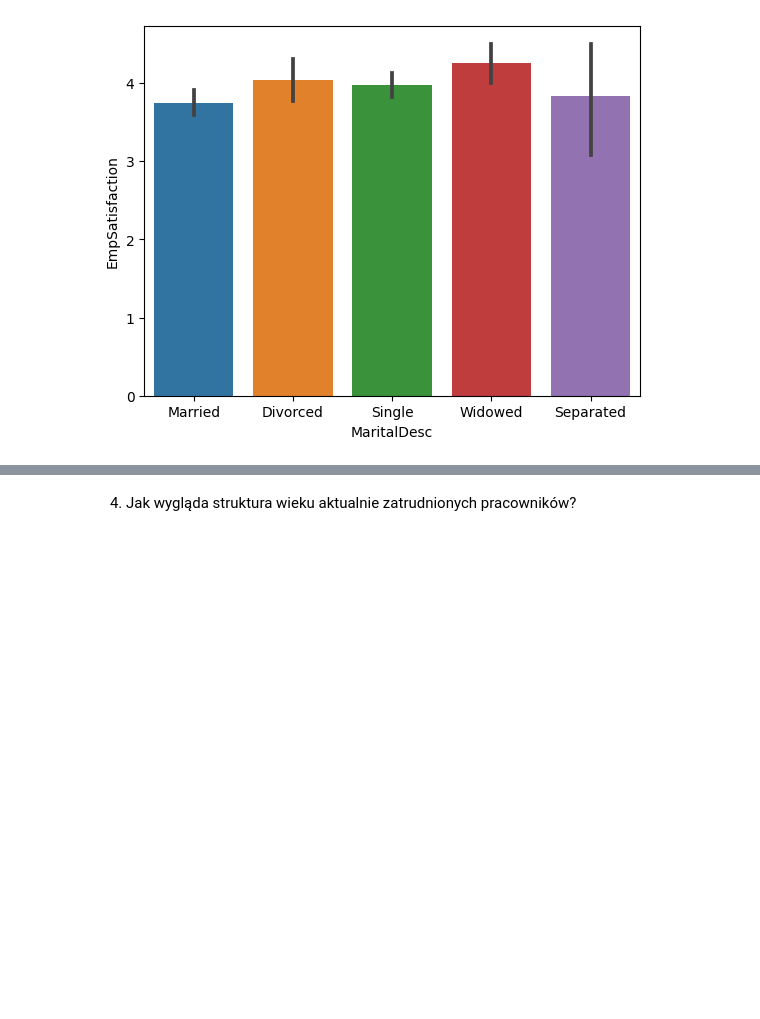
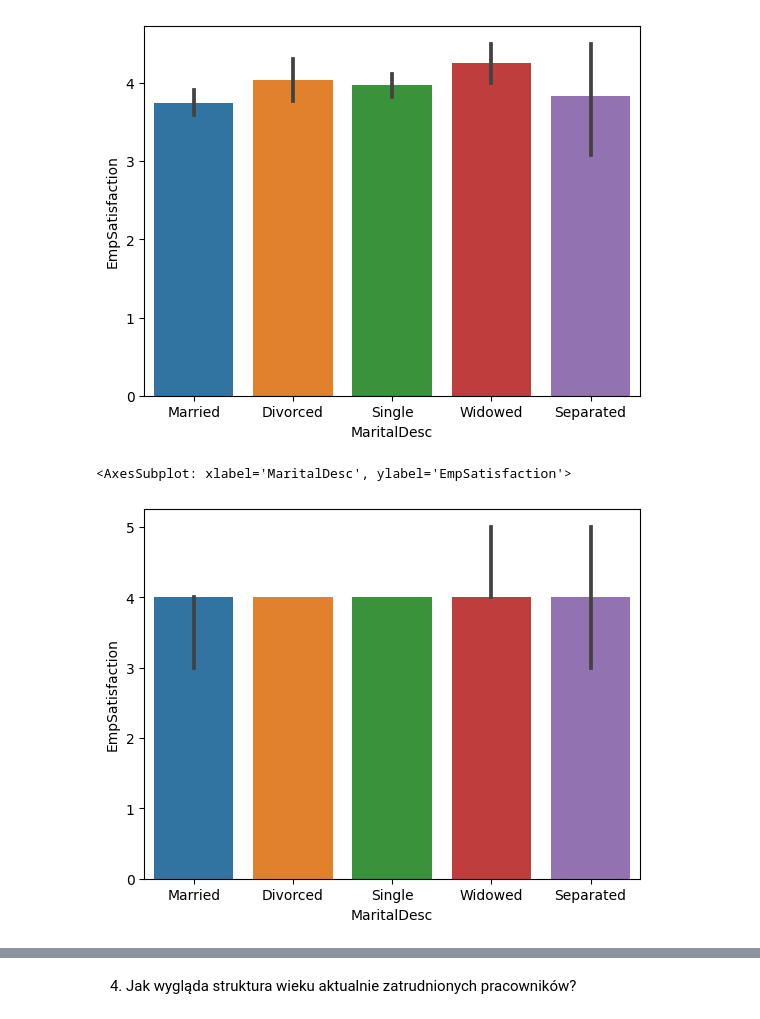
Before and after one commit to kulkaHD/repozytorium-Hani, a Jupyter notebook: zadanie_9.2.ipynb, the cells around one changed output, grey strips where cells are left out. Drawn from its saved outputs; the diff is of its cells as text; code cells hidden in the pictures; blank space fills up the shorter version.

```diff
--- a/zadanie_9.2.ipynb
+++ b/zadanie_9.2.ipynb
@@ -85,4 +77,9 @@ sns.barplot(x='MaritalDesc',y='EmpSatisfaction',data=df)
 # %% [output]
 <AxesSubplot: xlabel='MaritalDesc', ylabel='EmpSatisfaction'>
 [figure]
+# %%
+sns.barplot(x='MaritalDesc',y='EmpSatisfaction',data=df,estimator=np.median)
+# %% [output]
+<AxesSubplot: xlabel='MaritalDesc', ylabel='EmpSatisfaction'>
+[figure, added]
 # %%
```
Also changed, not shown: parts of 10 cells of this notebook.
